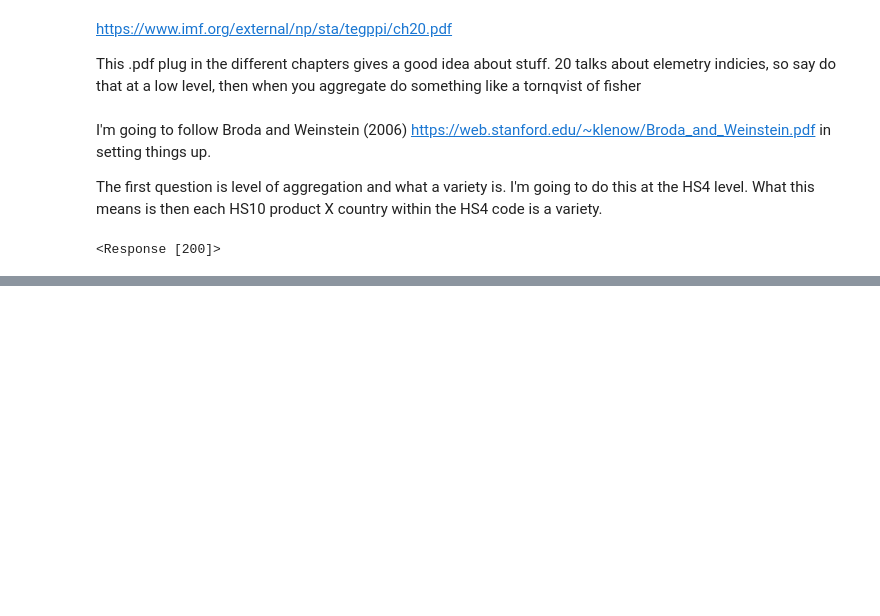
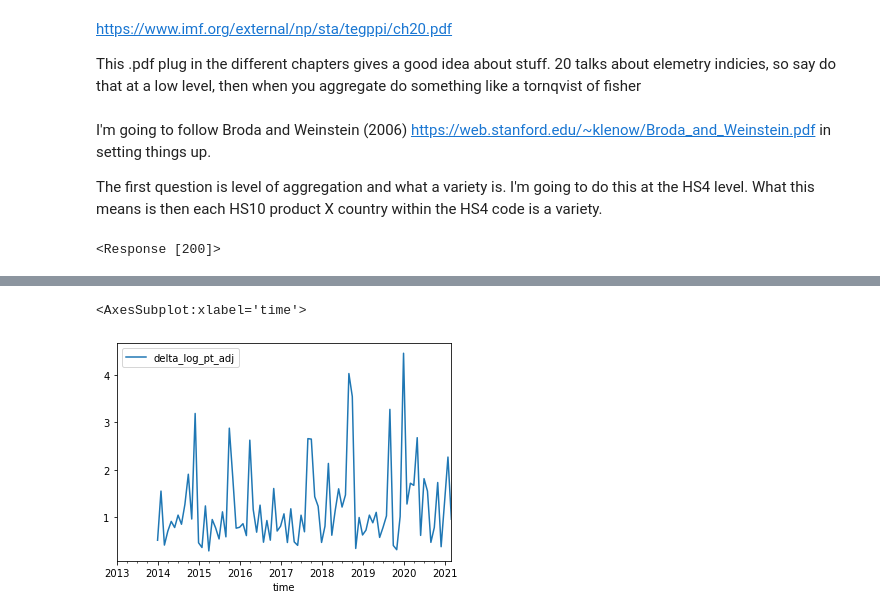
Before and after one commit to tradewartracker/trade-data-repo, a Jupyter notebook: scratch_pad/price-test.ipynb, the cells around one changed output, grey strips where cells are left out. Drawn from its saved outputs; the diff is of its cells as text; code cells hidden in the pictures; blank space fills up the shorter version.

```diff
--- a/scratch_pad/price-test.ipynb
+++ b/scratch_pad/price-test.ipynb
@@ -157,2 +68,0 @@ foo.sort_values(by = "EXP_WEIGHT", ascending = False)
-# %%
-df.set_index(["I_COMMODITY", "time"]).loc["4407100115"].I_COMMODITY_LDESC.unique()
@@ -162,2 +68,0 @@ array(['MIXTURES OF SPRUCE/PINE/FIR (S-P-F) SAWN/CHIPPED LENGTHWISE, SLICED/PEEL
-# %%
-df.set_index(["I_COMMODITY", "time"]).loc["4407190500"].I_COMMODITY_LDESC.unique()
@@ -210,0 +69,4 @@ df[df["CTY_NAME"] == "TOTAL FOR ALL COUNTRIES"].head(50)
+# %%
+df.set_index(["time", "I_COMMODITY"], inplace = True)
+
+df.head(30)
@@ -210,0 +191,15 @@ df[df["CTY_NAME"] == "TOTAL FOR ALL COUNTRIES"].head(50)
+# %%
+grp = df.groupby(["time"])
+
+ptest = grp.apply(lambda x: common_set_price(x, df))
+
+ptest.reset_index(inplace = True)
+
+ptest.drop(["level_1"], inplace = True, axis = 1)
+
+ptest.set_index(["time"], inplace = True)
+# %%
+ptest[["delta_log_pt_adj"]].plot()
+# %% [output]
+<AxesSubplot:xlabel='time'>
+[figure, added]
```
Also changed, not shown: parts of 24 cells of this notebook, 2 other files.
